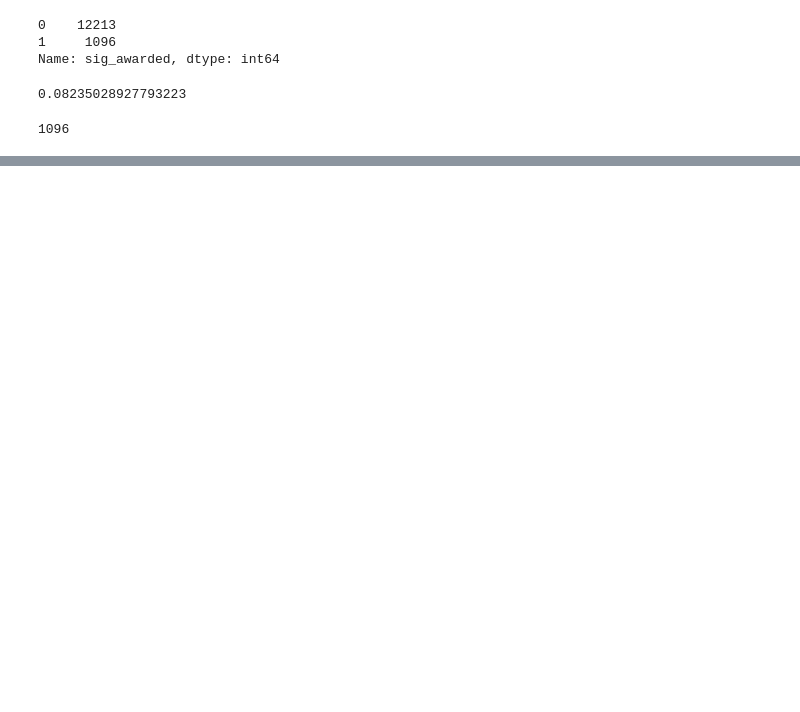
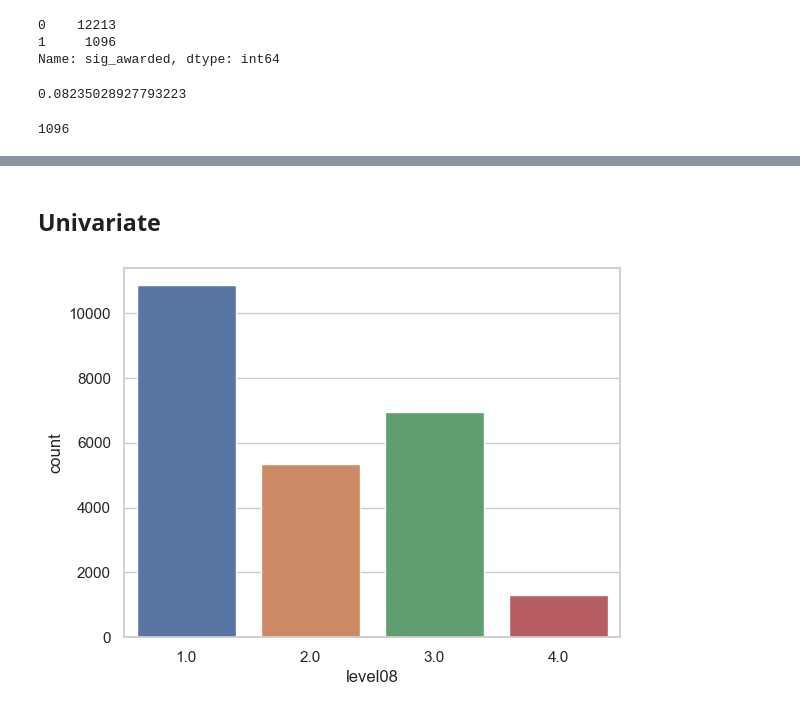
Before and after one commit to c7blackjack/School_Funding_Assistant_Project, a Jupyter notebook: Code-Library/Data Preparation.ipynb, the cells around one changed output, grey strips where cells are left out. Drawn from its saved outputs; the diff is of its cells as text; code cells hidden in the pictures; blank space fills up the shorter version.

```diff
--- a/Code-Library/Data Preparation.ipynb
+++ b/Code-Library/Data Preparation.ipynb
@@ -377,0 +387,6 @@ X_train.sample()
+# %% [markdown]
+## Univariate
+# %%
+sns.countplot(data = X_train, x = 'level08');
+# %% [output]
+[figure, added]
```
Also changed, not shown: parts of 21 cells of this notebook.
